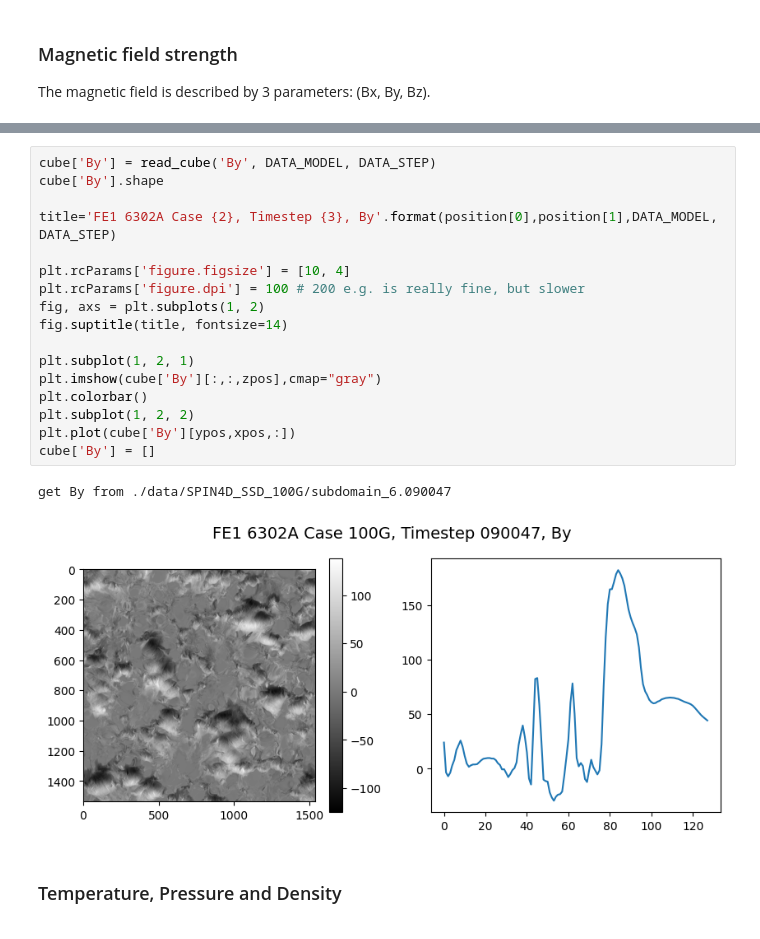
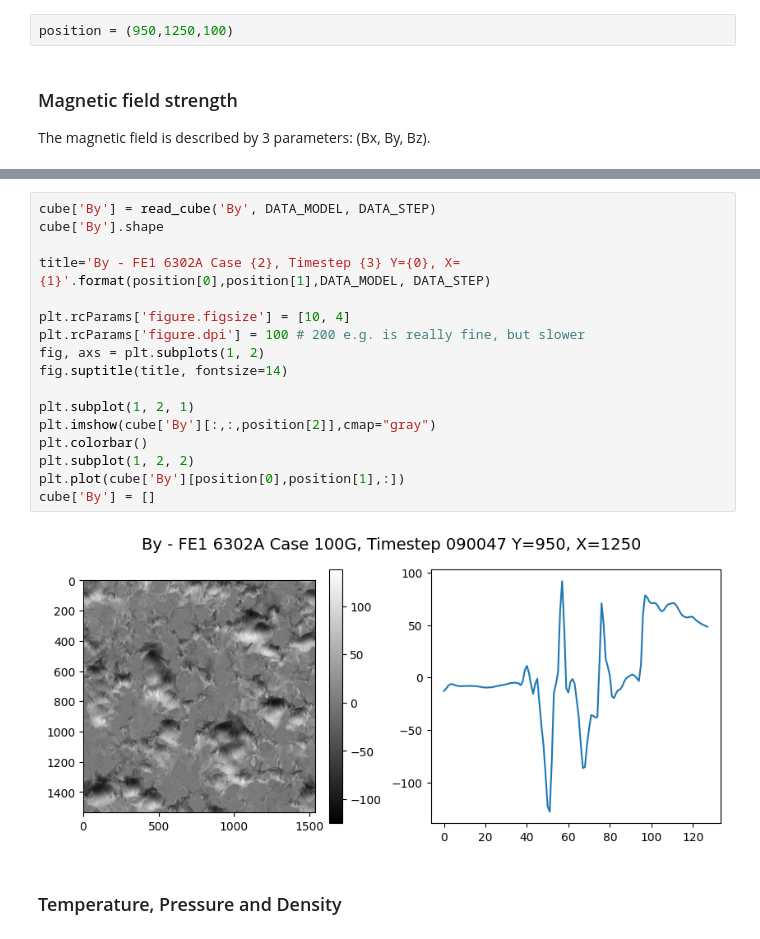
Before and after one commit to ifauh/spin4d-data, a Jupyter notebook: spin4d-data-exploration.ipynb, the cells around one changed output, grey strips where cells are left out. Cells and saved outputs as stored; diff of their text form.

```diff
--- a/spin4d-data-exploration.ipynb
+++ b/spin4d-data-exploration.ipynb
@@ -604,6 +625,8 @@ def read_cube(param_key, model, sequence):
 
 We can visualize a cross sectional slice at half the depth of the cube grid (z = 64)
 and plot a single line of sight looking from the center of the Sun to Earth (the surface of the Sun is at the right)
+# %%
+position = (950,1250,100)
 # %% [markdown]
 ### Magnetic field strength
 
@@ -656,23 +675,22 @@ get Bx from ./data/SPIN4D_SSD_100G/subdomain_5.090047
 # %%
 cube['By'] = read_cube('By', DATA_MODEL, DATA_STEP)
 cube['By'].shape
 
-title='FE1 6302A Case {2}, Timestep {3}, By'.format(position[0],position[1],DATA_MODEL, DATA_STEP)
+title='By - FE1 6302A Case {2}, Timestep {3} Y={0}, X={1}'.format(position[0],position[1],DATA_MODEL, DATA_STEP)
 
 plt.rcParams['figure.figsize'] = [10, 4]
 plt.rcParams['figure.dpi'] = 100 # 200 e.g. is really fine, but slower
 fig, axs = plt.subplots(1, 2)
 fig.suptitle(title, fontsize=14)
 
 plt.subplot(1, 2, 1)
-plt.imshow(cube['By'][:,:,zpos],cmap="gray")
+plt.imshow(cube['By'][:,:,position[2]],cmap="gray")
 plt.colorbar()
 plt.subplot(1, 2, 2)
-plt.plot(cube['By'][ypos,xpos,:])
+plt.plot(cube['By'][position[0],position[1],:])
 cube['By'] = []
 # %% [output]
-get By from ./data/SPIN4D_SSD_100G/subdomain_6.090047
-[figure, old version]
+[figure, new version]
 # %% [markdown]
 ### Temperature, Pressure and Density
 # %%
```
Also changed, not shown: parts of 70 cells of this notebook.
